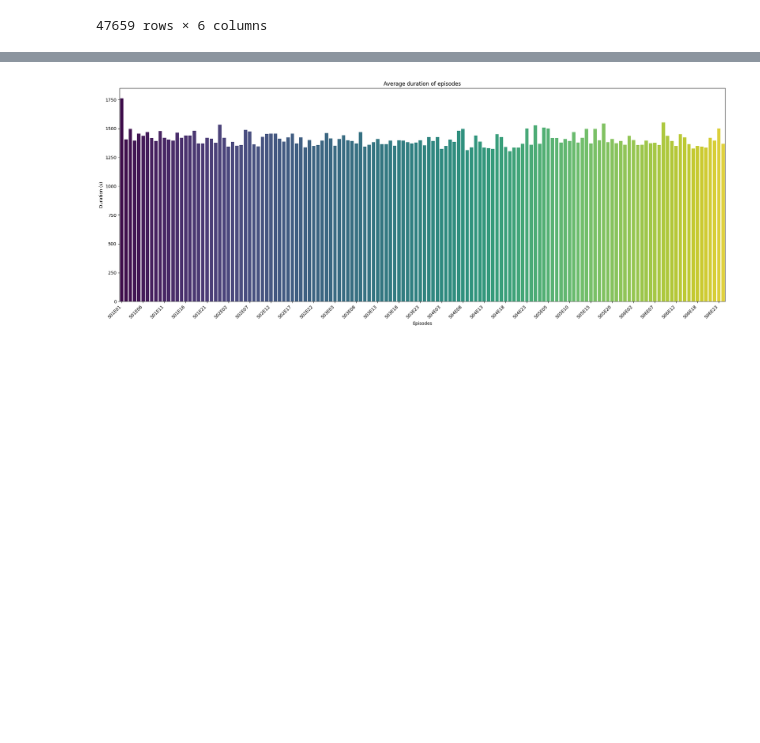
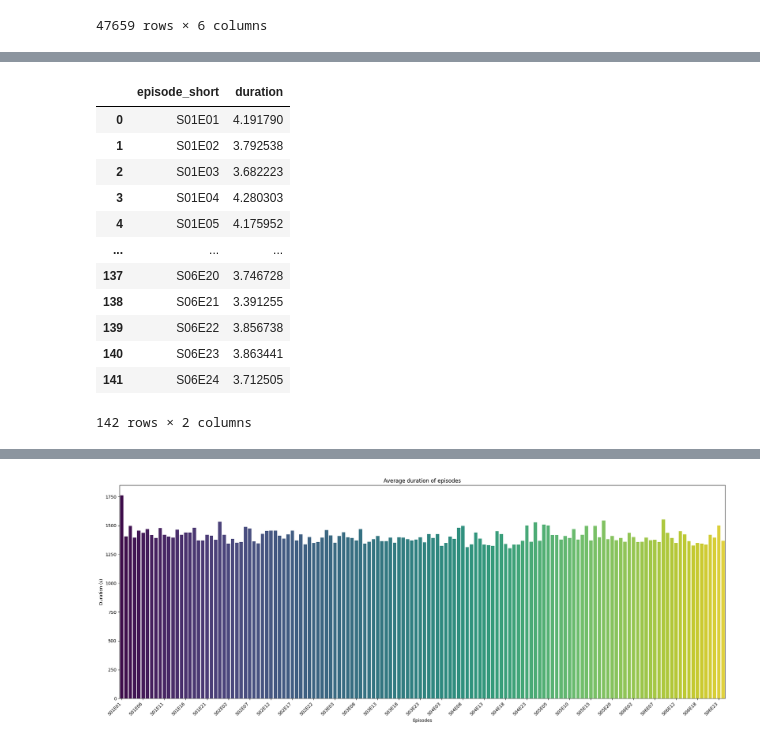
Before and after one commit to brainhack-school2025/analyses_friends_annotations, a Jupyter notebook: notebooks/group_editing.ipynb, the cells around one changed output, grey strips where cells are left out. Drawn from its saved outputs; the diff is of its cells as text; code cells hidden in the pictures; blank space fills up the shorter version.

```diff
--- a/notebooks/group_editing.ipynb
+++ b/notebooks/group_editing.ipynb
@@ -28,3 +44,19 @@ mean_duration = df.groupby("episode_short", as_index=False)["duration"].mean()
+# %%
+mean_duration
+# %% [output]
+|  | episode_short | duration |
+| 0 | S01E01 | 4.191790 |
+| 1 | S01E02 | 3.792538 |
+| 2 | S01E03 | 3.682223 |
+| 3 | S01E04 | 4.280303 |
+| 4 | S01E05 | 4.175952 |
+| ... | ... | ... |
+| 137 | S06E20 | 3.746728 |
+| 138 | S06E21 | 3.391255 |
+| 139 | S06E22 | 3.856738 |
+| 140 | S06E23 | 3.863441 |
+| 141 | S06E24 | 3.712505 |
+142 rows × 2 columns
 # %%
 plt.figure(figsize=(20, 8))
 ax = sns.barplot(data=mean_duration, x="episode_short", y="duration", palette="viridis")
```
Also changed, not shown: parts of 8 cells of this notebook, 4 other files.
